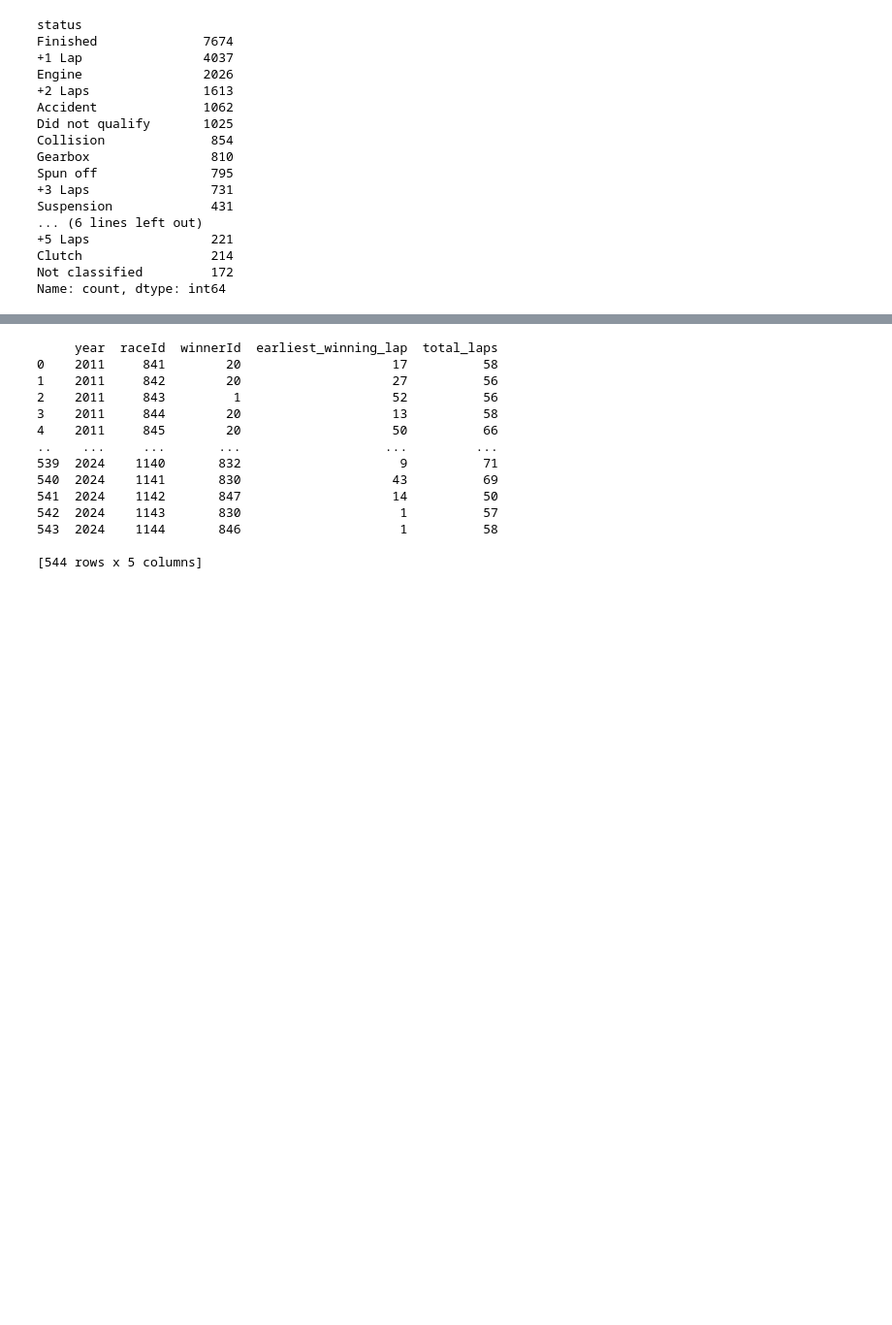
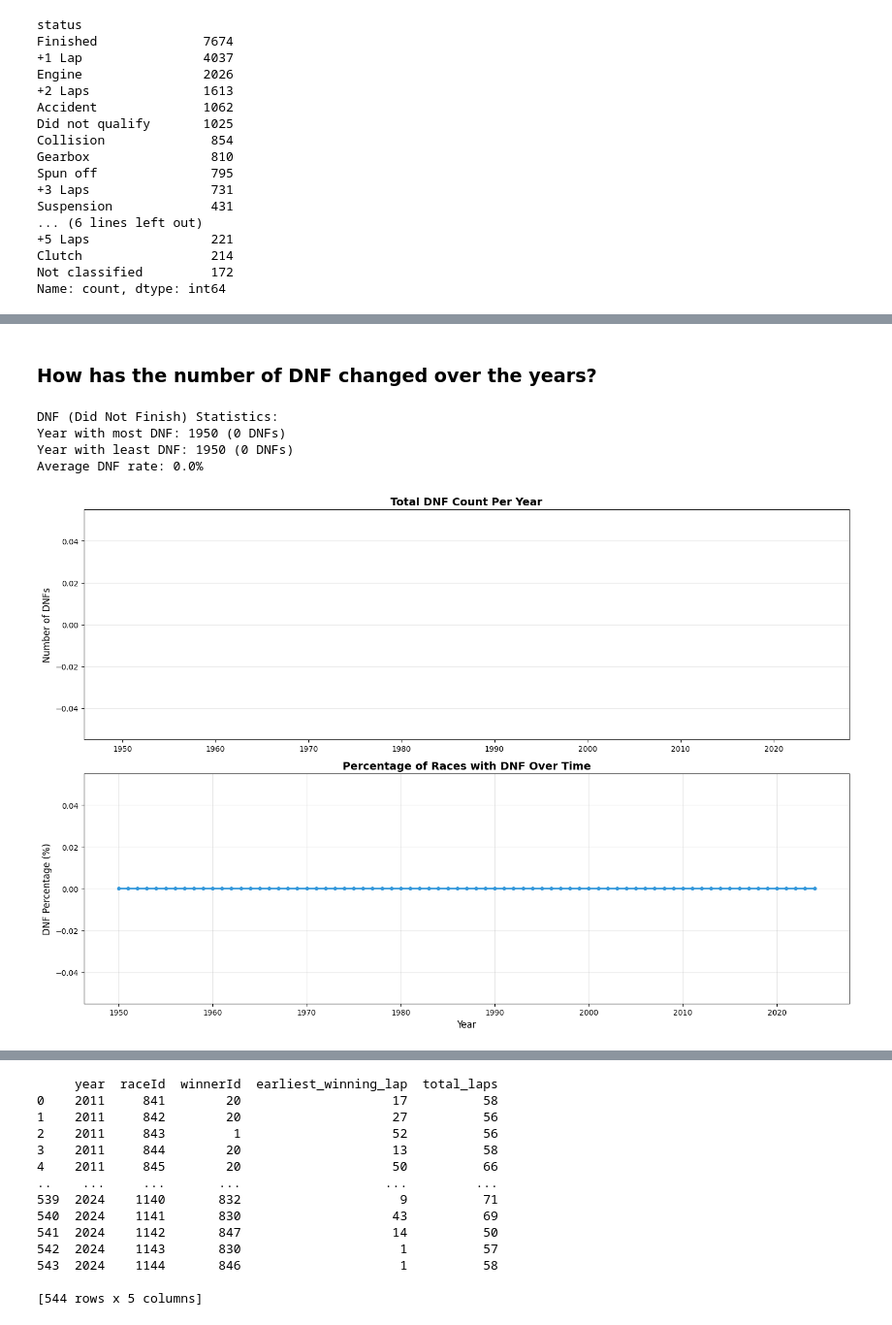
Before and after one commit to brianjjing/dsc148-f1-project, a Jupyter notebook: notebooks/exploration_template.ipynb, the cells around one changed output, grey strips where cells are left out. Shown at 97% size. Drawn from its saved outputs; the diff is of its cells as text; code cells hidden in the pictures; blank space fills up the shorter version.

```diff
--- a/notebooks/exploration_template.ipynb
+++ b/notebooks/exploration_template.ipynb
@@ -226,0 +424,43 @@ Name: count, dtype: int64
+# %% [markdown]
+### How has the number of DNF changed over the years?
+# %%
+results_with_status = results.merge(races[['raceId', 'year']], on='raceId')
+results_with_status = results_with_status.merge(status[['statusId', 'status']], on='statusId')
+
+results_with_status['finished'] = results_with_status['position'].notna()
+results_with_status['dnf'] = ~results_with_status['finished']
+
+# Count DNF per year
+dnf_per_year = results_with_status.groupby('year')['dnf'].agg(['sum', 'count'])
+dnf_per_year['dnf_percentage'] = (dnf_per_year['sum'] / dnf_per_year['count']) * 100
+dnf_per_year = dnf_per_year.rename(columns={'sum': 'dnf_count', 'count': 'total_entries'})
+
+print("DNF (Did Not Finish) Statistics:")
+print(f"Year with most DNF: {dnf_per_year['dnf_count'].idxmax()} ({dnf_per_year['dnf_count'].max():.0f} DNFs)")
+print(f"Year with least DNF: {dnf_per_year['dnf_count'].idxmin()} ({dnf_per_year['dnf_count'].min():.0f} DNFs)")
+print(f"Average DNF rate: {dnf_per_year['dnf_percentage'].mean():.1f}%")
+
+# Visualization
+fig, (ax1, ax2) = plt.subplots(2, 1, figsize=(15, 10))
+
+# DNF count
+ax1.bar(dnf_per_year.index, dnf_per_year['dnf_count'], color='#e74c3c', alpha=0.7)
+ax1.set_ylabel('Number of DNFs', fontsize=12)
+ax1.set_title('Total DNF Count Per Year', fontsize=14, fontweight='bold')
+ax1.grid(True, alpha=0.3, axis='y')
+
+# DNF percentage
+ax2.plot(dnf_per_year.index, dnf_per_year['dnf_percentage'], linewidth=2, marker='o', markersize=4, color='#3498db')
+ax2.set_xlabel('Year', fontsize=12)
+ax2.set_ylabel('DNF Percentage (%)', fontsize=12)
+ax2.set_title('Percentage of Races with DNF Over Time', fontsize=14, fontweight='bold')
+ax2.grid(True, alpha=0.3)
+
+plt.tight_layout()
+plt.show()
+# %% [output]
+DNF (Did Not Finish) Statistics:
+Year with most DNF: 1950 (0 DNFs)
+Year with least DNF: 1950 (0 DNFs)
+Average DNF rate: 0.0%
+[figure, added]
```
Also changed, not shown: parts of 28 cells of this notebook.
